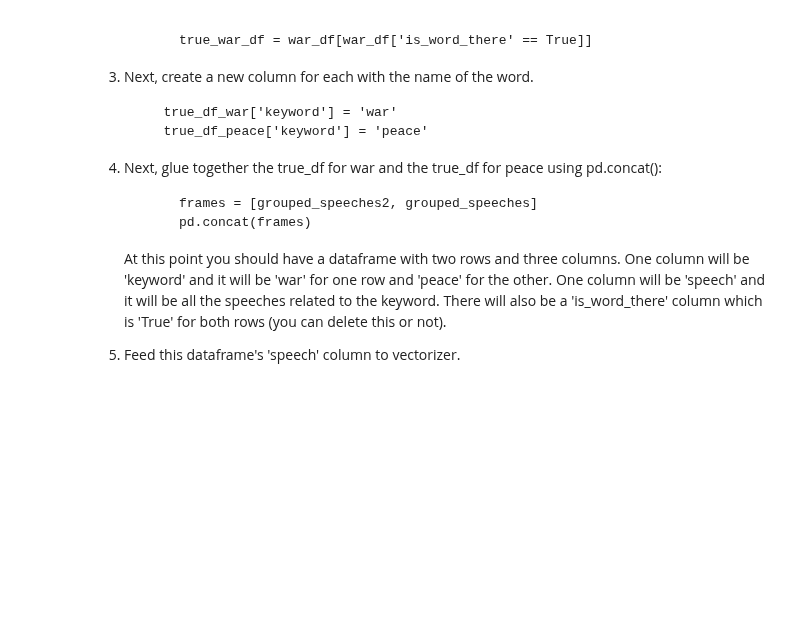
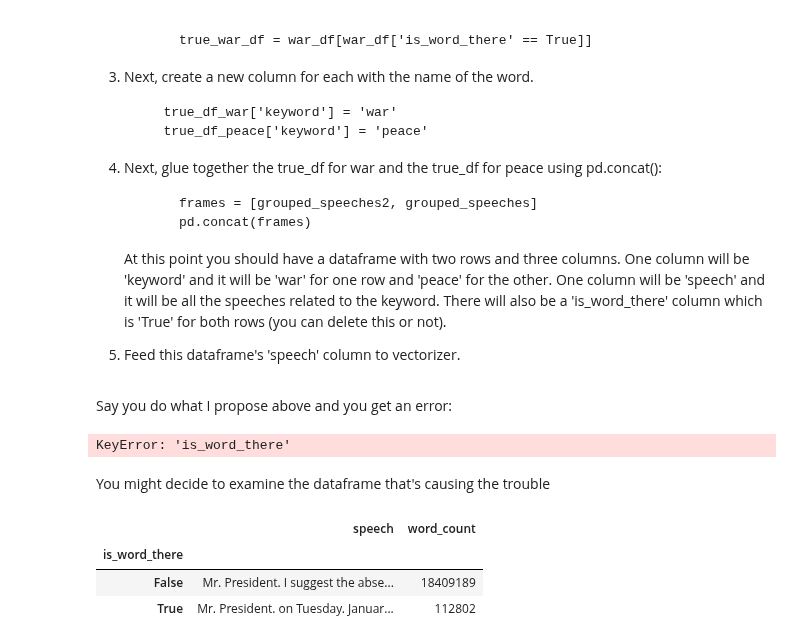
Before and after one commit to stephbuon/digital-history, a Jupyter notebook: hist3368-week10-distinctiveness/hist3368-week10-distinctiveness.ipynb, the cells around one changed output. Saved outputs shown, nothing was run; the diff lists cells and outputs as text; code cells hidden in the pictures; blank space fills up the shorter version.

```diff
--- a/hist3368-week10-distinctiveness/hist3368-week10-distinctiveness.ipynb
+++ b/hist3368-week10-distinctiveness/hist3368-week10-distinctiveness.ipynb
@@ -1006,3 +1008,19 @@ Here are the steps you'll follow to understand 'war' and 'peace' in the Congress
     At this point you should have a dataframe with two rows and three columns.  One column will be 'keyword' and it will be 'war' for one row and 'peace' for the other.  One column will be 'speech' and it will be all the speeches related to the keyword. There will also be a 'is_word_there' column which is 'True' for both rows (you can delete this or not).
 
 5) Feed this dataframe's 'speech' column to vectorizer.
+# %% [markdown]
+Say you do what I propose above and you get an error:
+# %%
+true_war_df = war_grouped_speeches[war_grouped_speeches['is_word_there'] == True]
+true_war_df
+# %% [output]
+KeyError: 'is_word_there'
+# %% [markdown]
+You might decide to examine the dataframe that's causing the trouble
+# %%
+war_grouped_speeches
+# %% [output]
+|  | speech | word_count |
+| is_word_there |  |  |
+| False | Mr. President. I suggest the abse... | 18409189 |
+| True | Mr. President. on Tuesday. Januar... | 112802 |
```
Also changed, not shown: parts of 7 cells of this notebook.
